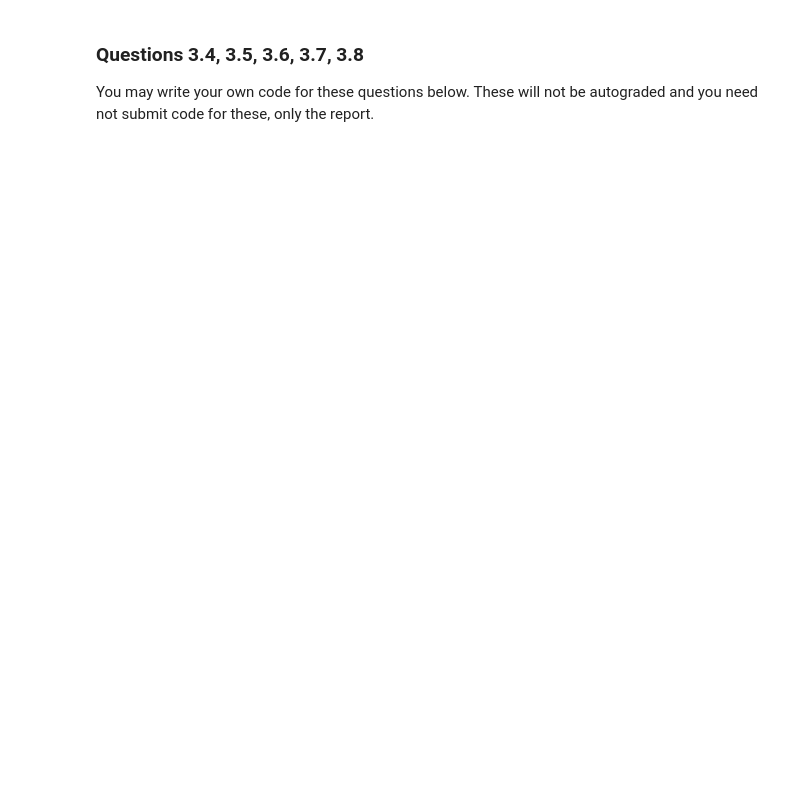
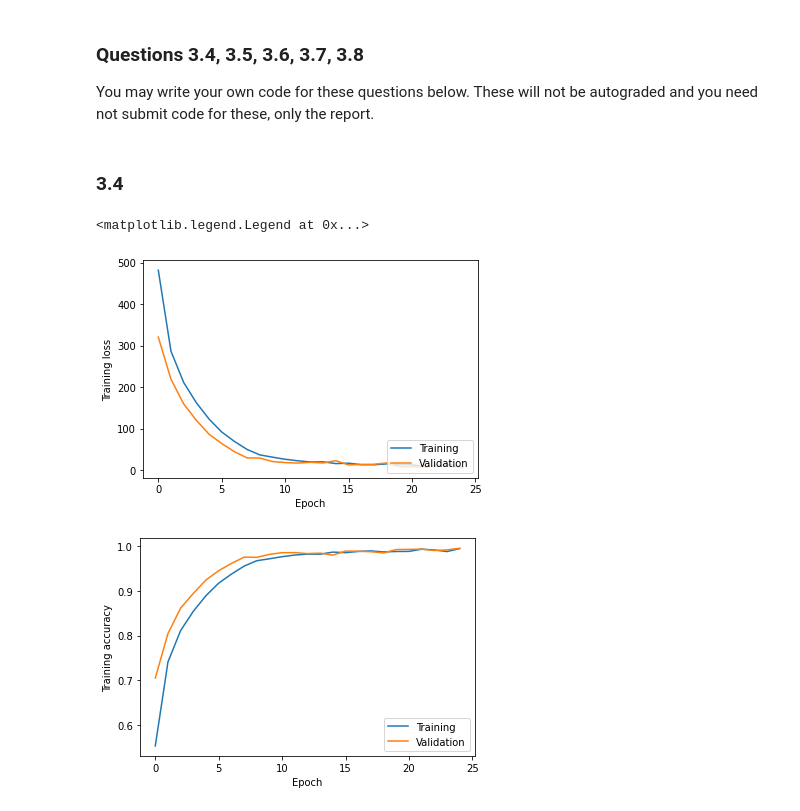
Before and after one commit to LatentDream/deep-learning, a Jupyter notebook: Assignment_1/solution.ipynb, the cells around one changed output. Drawn from its saved outputs; the diff is of its cells as text; code cells hidden in the pictures; blank space fills up the shorter version.

```diff
--- a/Assignment_1/solution.ipynb
+++ b/Assignment_1/solution.ipynb
@@ -1020,3 +1033,27 @@ KeyboardInterrupt: ignored
 # %% [markdown]
 ### Questions 3.4, 3.5, 3.6, 3.7, 3.8
 You may write your own code for these questions below. These will not be autograded and you need not submit code for these, only the report.
+# %% [markdown]
+### 3.4
+# %%
+plt.figure(0)
+plt.ylabel("Training loss")
+plt.xlabel("Epoch")
+plt.figure(1)
+plt.ylabel("Training accuracy")
+plt.xlabel("Epoch")
+
+
+plt.figure(0)
+plt.plot(train_losses, label="Training")
+plt.plot(val_losses, label="Validation")
+plt.legend(loc="lower right")
+
+plt.figure(1)
+plt.plot(train_accs, label="Training")
+plt.plot(val_accs, label="Validation")
+plt.legend(loc="lower right")
+# %% [output]
+<matplotlib.legend.Legend at 0x...>
+[figure, added]
+[figure, added]
```
Also changed, not shown: parts of 13 cells of this notebook.
